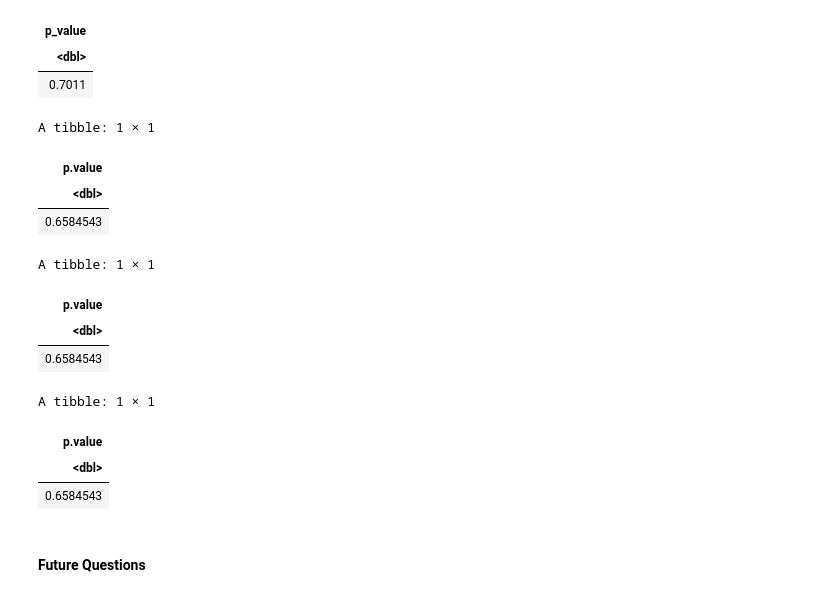
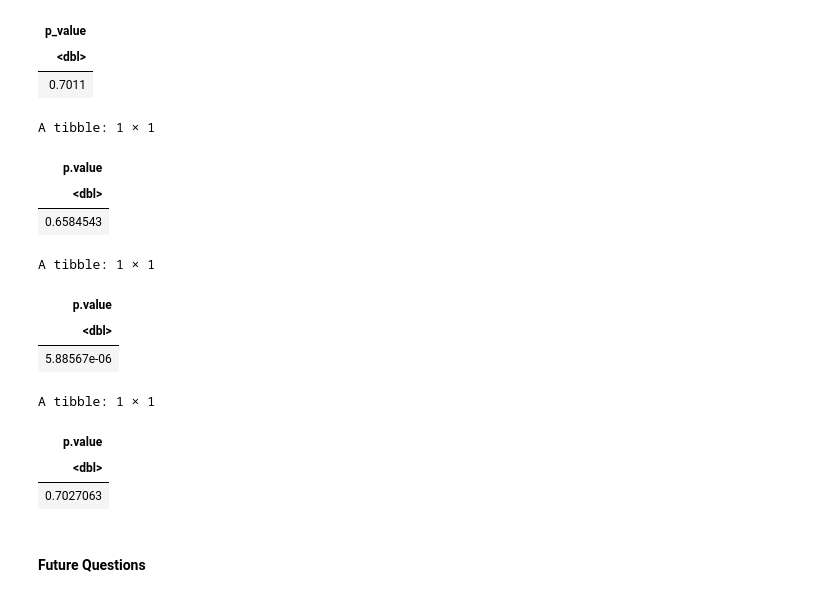
Before and after one commit to ayushtvora/stat-201-project, a Jupyter notebook: report.ipynb, the cells around one changed output. Cells and saved outputs as stored; diff of their text form; code cells hidden in the pictures.

```diff
--- a/report.ipynb
+++ b/report.ipynb
@@ -311,39 +311,39 @@ get_as <- function(dataset, p0) {
 		p = p0, # the value of p0
 		alternative = "greater", # the alternative hypothesis. Can also be "less", "greater"
 		conf.level = 0.95, # the desired confidence level
 		correct = FALSE))
 }
 
 get_pval_as <- function(data_as) {
-    access_to_nature_as |>
+    data_as |>
     select(p.value)
 }
 
 access_to_nature_as <- get_as(access_to_nature_data, 0.5)
 lighter_footprint_as <- get_as(lighter_footprint_data, 0.5)
 local_food_as <- get_as(local_food_data, 0.5)
 
 access_to_nature_pval_as <- get_pval_as(access_to_nature_as)
 lighter_footprint_pval_as <- get_pval_as(lighter_footprint_as)
 local_food_pval_as <- get_pval_as(local_food_as)
 
 ## here all the p values are the exact same which i dont THINK should be the case but im honestly not 100% sure id have to figure out why this is happening
 access_to_nature_pval_as
 lighter_footprint_pval_as
 local_food_pval_as
 # %% [output]
 A tibble: 1 × 1
 | p.value |
 | <dbl> |
 | 0.6584543 |
 A tibble: 1 × 1
 | p.value |
 | <dbl> |
-| 0.6584543 |
+| 5.88567e-06 |
 A tibble: 1 × 1
 | p.value |
 | <dbl> |
-| 0.6584543 |
+| 0.7027063 |
 # %% [markdown]
 #### Future Questions
 # %% [markdown]
```
